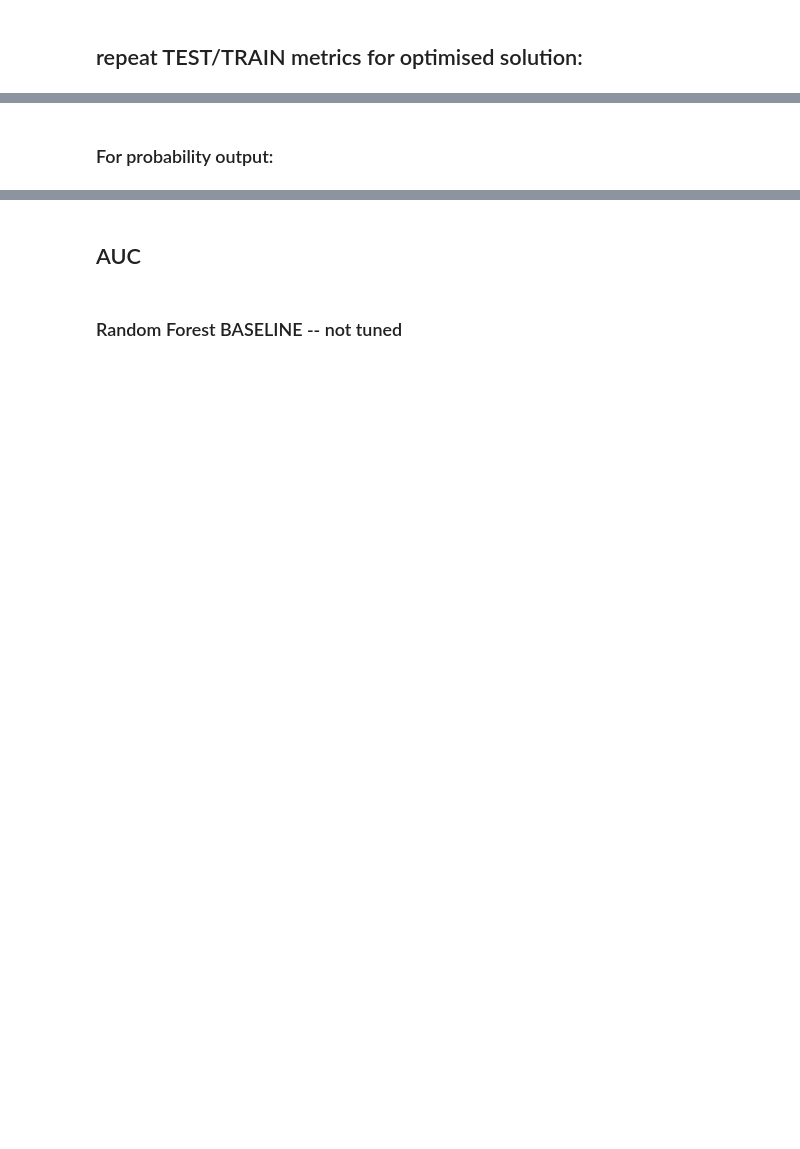
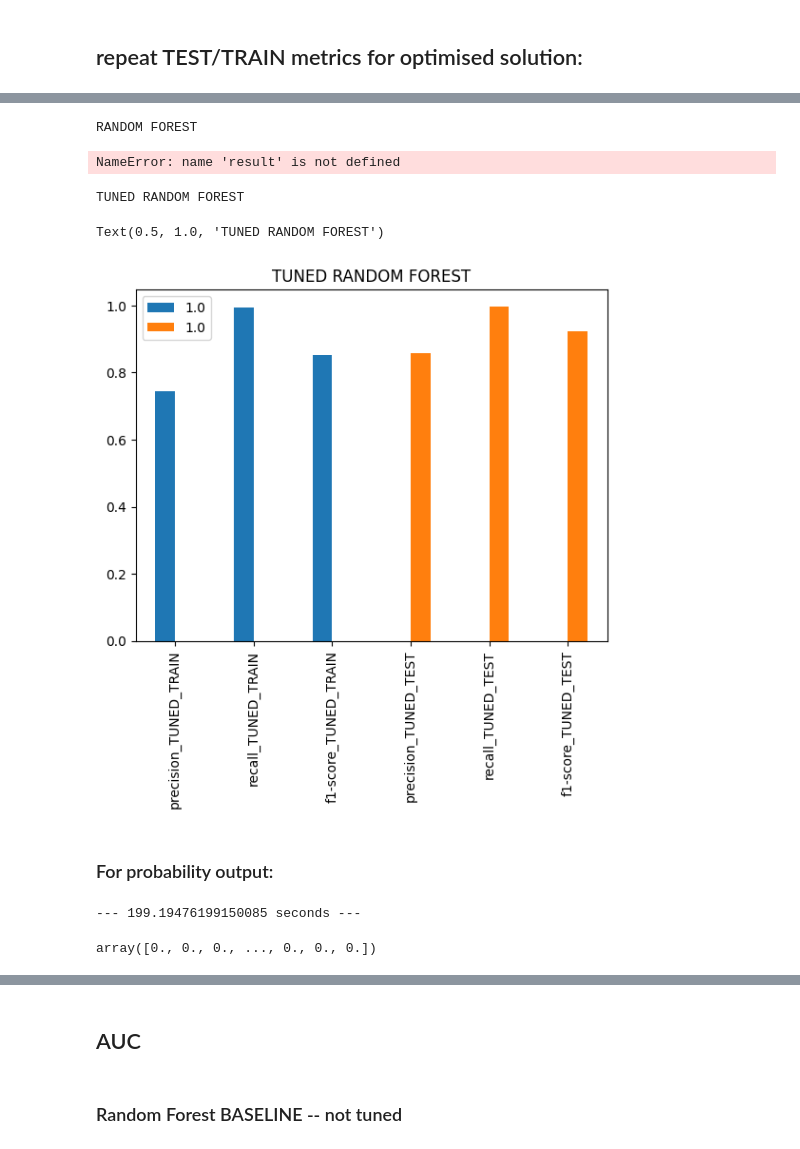
Before and after one commit to admason/C_Spark_Project, a Jupyter notebook: H_SFTY_2_RF_hyp_tune_F1.ipynb, the cells around one changed output, grey strips where cells are left out. Drawn from its saved outputs; the diff is of its cells as text; code cells hidden in the pictures; blank space fills up the shorter version.

```diff
--- a/H_SFTY_2_RF_hyp_tune_F1.ipynb
+++ b/H_SFTY_2_RF_hyp_tune_F1.ipynb
@@ -455,6 +447,8 @@ param_grid = {'classifier__max_depth'         : [6,7,8],
               'classifier__n_estimators'      : [200,225, 250]
              }
 '''
+
+
 param_distributions = {
     'classifier__n_estimators': [100, 200, 300, 500],
     'classifier__max_depth': [None, 8, 12, 16, 20, 30],
@@ -465,11 +459,11 @@ param_distributions = {
     'classifier__class_weight': ['balanced', 'balanced_subsample']
 }
 param_distributions_2 = {
-    'classifier__n_estimators': [450, 500, 550],
+    'classifier__n_estimators': [ 500, 550, 600],
     'classifier__max_depth': [35, 40, 45],
-    'classifier__min_samples_split': [8,9,10,11,12],
+    'classifier__min_samples_split': [8,9,10],
     'classifier__min_samples_leaf': [1, 2],
-    'classifier__max_leaf_nodes': [None,9, 10,11],
+    'classifier__max_leaf_nodes': [None,1, 10],
     'classifier__max_features': ['sqrt', 'log2', None],
     'classifier__class_weight': ['balanced', 'balanced_subsample']
 }
@@ -613,9 +735,18 @@ TUNED_result
 # %%
 print('RANDOM FOREST')
 result.plot(kind = 'bar', legend = True)
+plt.title('RANDOM FOREST')
+# %% [output]
+RANDOM FOREST
+NameError: name 'result' is not defined
 # %%
 print('TUNED RANDOM FOREST')
 TUNED_result.plot(kind = 'bar', legend = True)
+plt.title('TUNED RANDOM FOREST')
+# %% [output]
+TUNED RANDOM FOREST
+Text(0.5, 1.0, 'TUNED RANDOM FOREST')
+[figure, added]
 # %% [markdown]
 ### For probability output:
 # %%
@@ -625,4 +756,12 @@ model_tuned_y_pred_proba_RF_1 = RF_model_tuned.predict_proba(X_test)[:,1]
 # %%
+import time
+start_time = time.time()
+
 RF_model_tuned.fit(X_train, y_train)
+
 model_tuned_y_pred_RF = RF_model_tuned.predict(X_test)
+print("--- %s seconds ---" % (time.time() - start_time))
 model_tuned_y_pred_RF
+# %% [output]
+--- 199.19476199150085 seconds ---
+array([0., 0., 0., ..., 0., 0., 0.])
```
Also changed, not shown: parts of 45 cells of this notebook.
